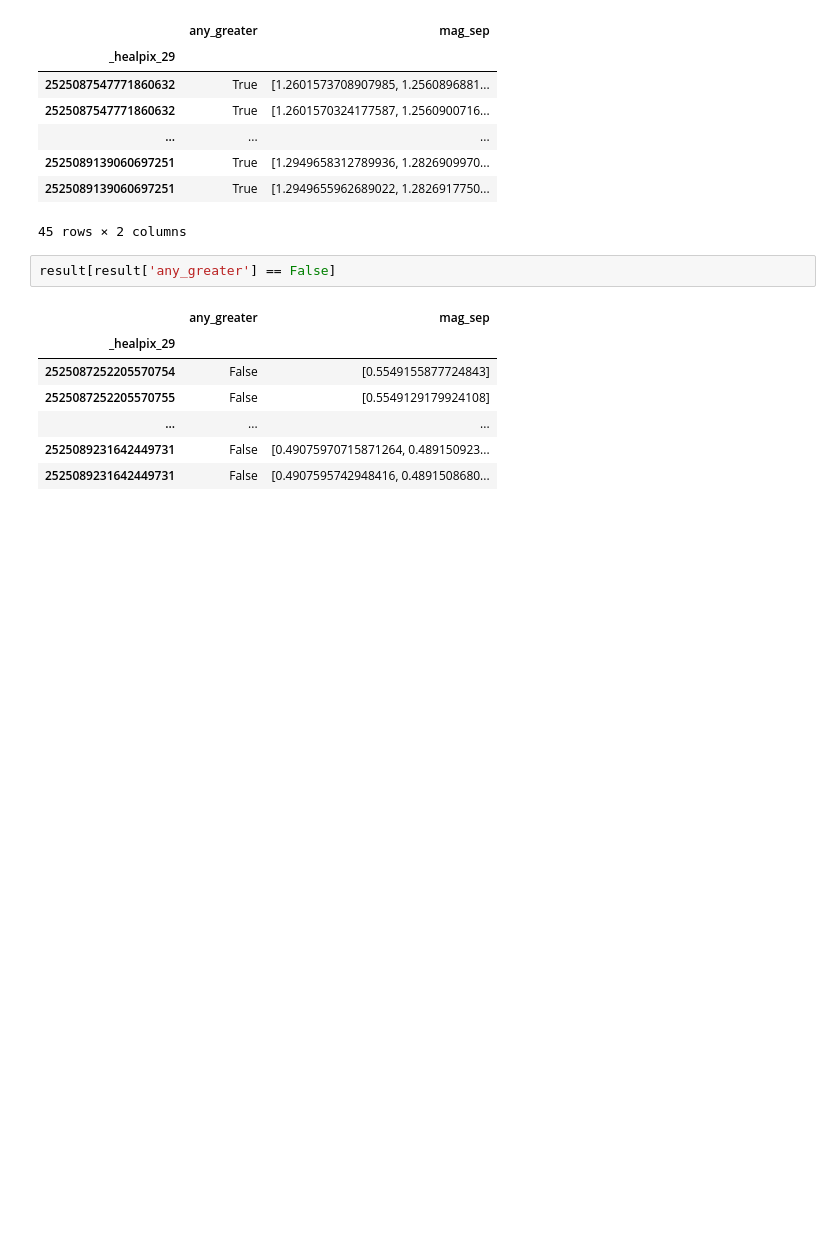
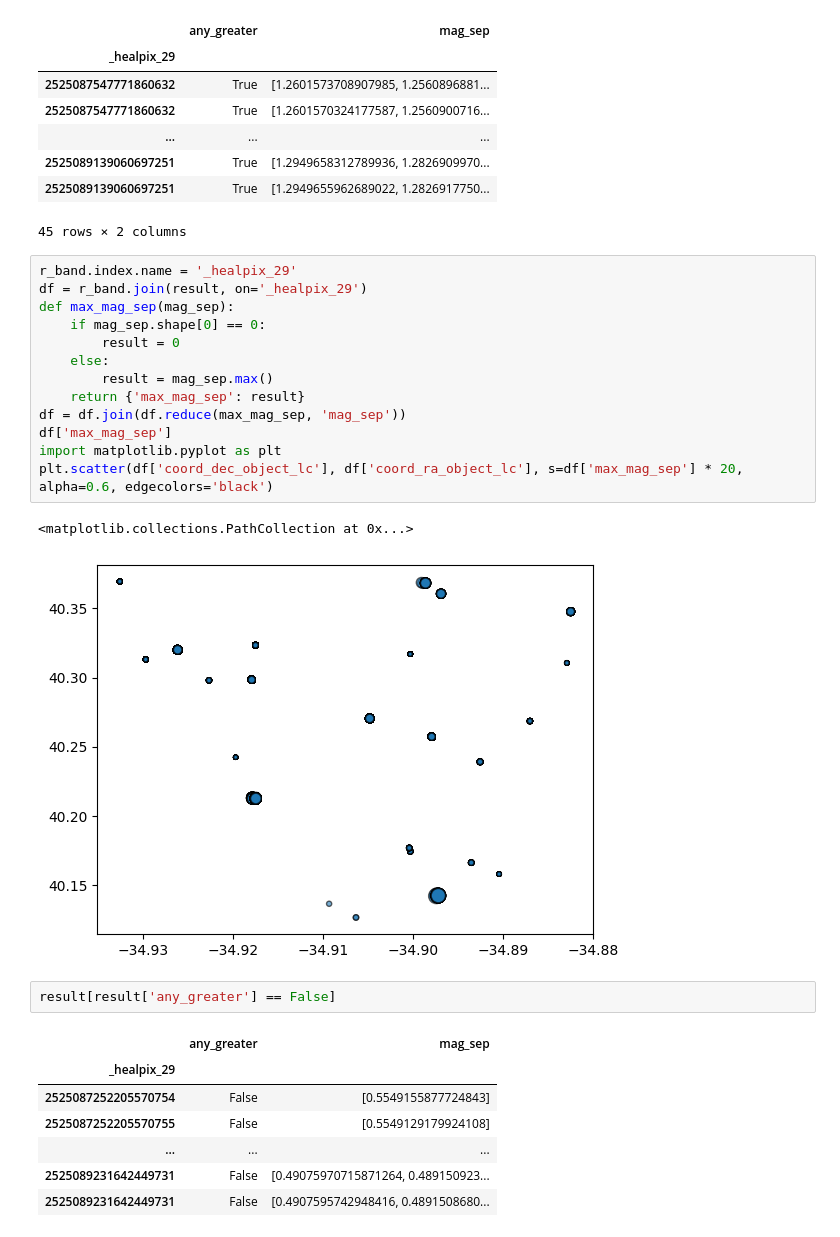
Before and after one commit to lsst-sitcom/linccf, a Jupyter notebook: internal/march_sprint/3.photometric_stability/photometric_stability.ipynb, the cells around one changed output. Drawn from its saved outputs; the diff is of its cells as text; blank space fills up the shorter version.

Commit message:
Add a silly scatter plot

```diff
--- a/internal/march_sprint/3.photometric_stability/photometric_stability.ipynb
+++ b/internal/march_sprint/3.photometric_stability/photometric_stability.ipynb
@@ -378,6 +375,22 @@ result[result['any_greater'] == True]
 | 2525089139060697251 | True | [1.2949658312789936, 1.2826909970... |
 | 2525089139060697251 | True | [1.2949655962689022, 1.2826917750... |
 45 rows × 2 columns
+# %%
+r_band.index.name = '_healpix_29'
+df = r_band.join(result, on='_healpix_29')
+def max_mag_sep(mag_sep):
+    if mag_sep.shape[0] == 0:
+        result = 0
+    else:
+        result = mag_sep.max()
+    return {'max_mag_sep': result}
+df = df.join(df.reduce(max_mag_sep, 'mag_sep'))
+df['max_mag_sep']
+import matplotlib.pyplot as plt
+plt.scatter(df['coord_dec_object_lc'], df['coord_ra_object_lc'], s=df['max_mag_sep'] * 20, alpha=0.6, edgecolors='black')
+# %% [output]
+<matplotlib.collections.PathCollection at 0x...>
+[figure, added]
 # %%
 result[result['any_greater'] == False]
 # %% [output]
```
Also changed, not shown: parts of 1 cell of this notebook.
